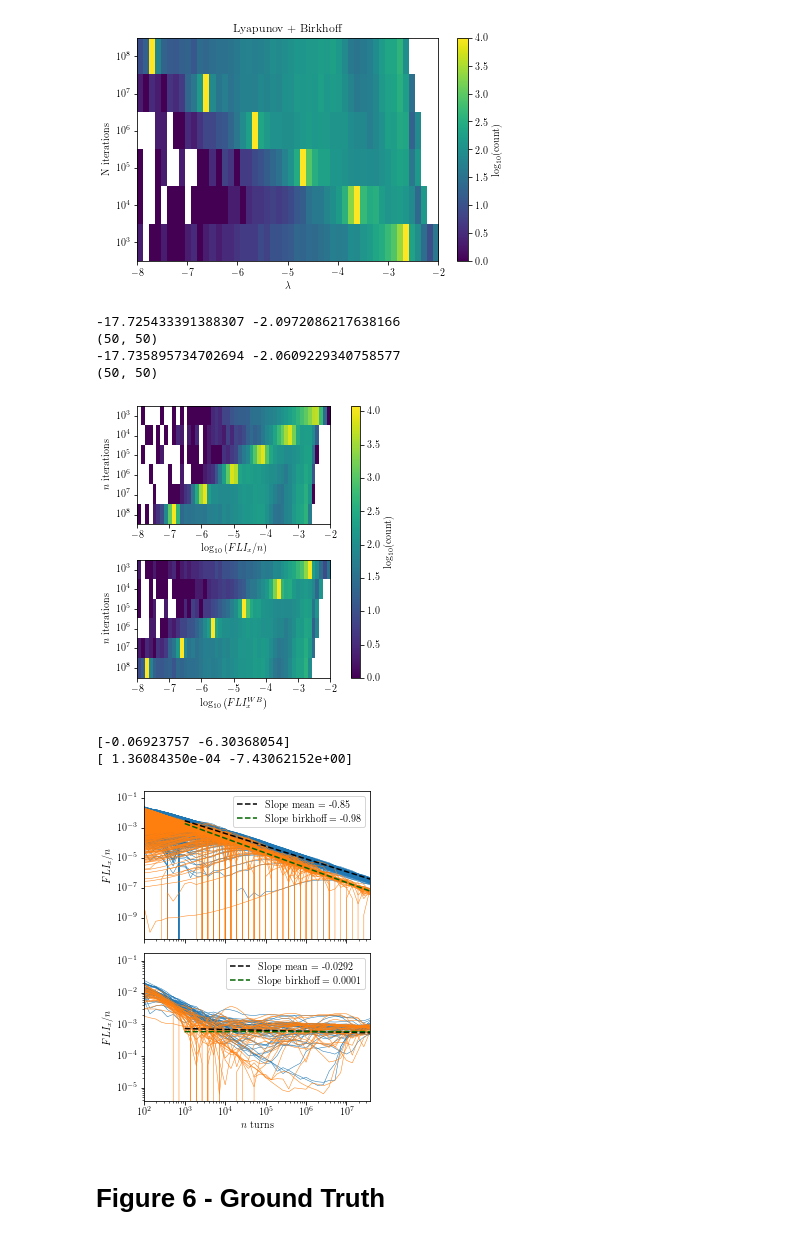
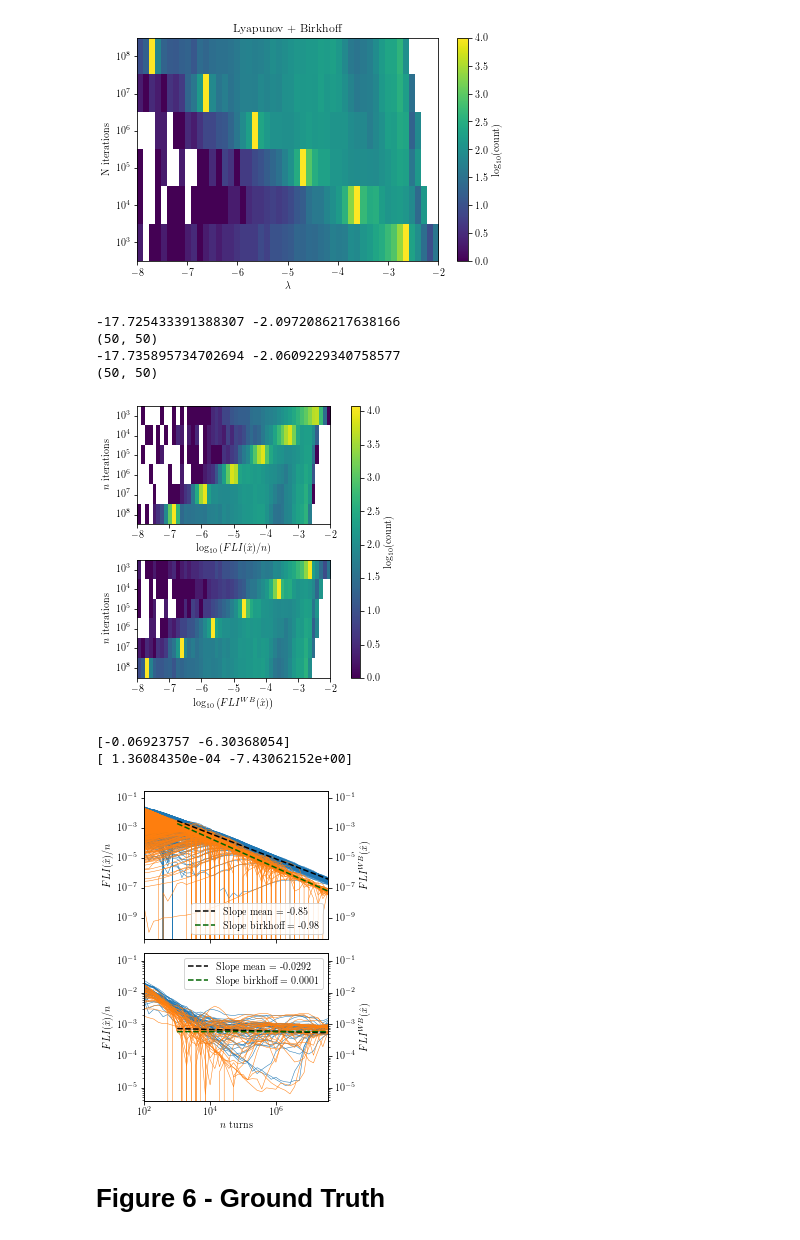
Before and after one commit to carlidel/tangent_map, a Jupyter notebook: 220914_focused_analysis/PLOTS_FOR_PAPER.ipynb, the cells around one changed output. Saved outputs shown, nothing was run; the diff lists cells and outputs as text; code cells hidden in the pictures.

```diff
--- a/220914_focused_analysis/PLOTS_FOR_PAPER.ipynb
+++ b/220914_focused_analysis/PLOTS_FOR_PAPER.ipynb
@@ -1150,8 +1150,8 @@ tmp_data = tmp_data[14::7]
 axs[1].imshow(tmp_data, cmap='viridis', aspect='auto', extent=[val_min, val_max, -0.5, len(times[14::7])-0.5], vmax=vmax, interpolation='none')
 
 axs[1].set_yticks(np.arange(0, tmp_data.shape[0], 1), [f"$10^{{{int(np.log10(t))}}}$" for t in times[14::7]][::-1])
-axs[0].set_xlabel("$\\log_{{10}}\\left(FLI_x/n\\right)$")
-axs[1].set_xlabel("$\\log_{{10}}\\left(FLI_x^{{WB}}\\right)$")
+axs[0].set_xlabel("$\\log_{{10}}\\left(FLI(\\hat{{x}})/n\\right)$")
+axs[1].set_xlabel("$\\log_{{10}}\\left(FLI^{{WB}}(\\hat{{x}})\\right)$")
 
 plt.colorbar(map, cax=axs[2], label="$\log_{10}(\mathrm{count})$")
 # axs[1].set_title("Weighted Birkhoff averaging")
@@ -1166,7 +1166,7 @@ plt.savefig(os.path.join(FIGDIR, f"lyapunov_birkhoff_map.{FORMAT}"), bbox_inches
 (50, 50)
 -17.735895734702694 -2.0609229340758577
 (50, 50)
-[figure, old version]
+[figure, new version]
 # %%
 mask = np.logical_and(f['37275937']['lyapunov_b_x'][:] > 1e-8, f['37275937']['lyapunov_b_x'][:] < 1e-7)
 time = []
@@ -1244,36 +1244,52 @@ fit_2 = np.polyfit(np.log(time[14:][mask]), (tmp_data[mask]), 1)
 print(fit)
 fit[0] += 0.04
 fit[1] -= 0.7
 print(fit_2)
 fit_fn_2 = np.poly1d(fit_2)
 
 axs[1].plot(time, data_1, linewidth=0.5, c='C0')
 axs[1].plot(time, data_2, linewidth=0.5, c='C1')
 axs[1].plot(time[14:], np.exp(fit_fn(np.log(time[14:]))), "--", label='Slope mean = {:.4f}'.format(fit[0]), c="black")
 axs[1].plot(time[14:], np.exp(fit_fn_2(np.log(time[14:]))), "--", label='Slope birkhoff = {:.4f}'.format(fit_2[0]), c="darkgreen")
 
 axs[0].set_xscale("log")
 axs[0].set_yscale("log")
 axs[0].set_xlim(left=1e2, right=37275937)
 
 axs[1].set_xscale("log")
 axs[1].set_yscale("log")
 axs[1].set_xlim(left=1e2, right=37275937)
 
 axs[0].legend()
 axs[1].legend()
 axs[1].set_xlabel("$n$ turns")
-axs[0].set_ylabel("$FLI_x/n$")
-axs[1].set_ylabel("$FLI_x/n$")
+axs[0].set_ylabel("$FLI(\\hat{x})/n$")
+axs[1].set_ylabel("$FLI(\\hat{x})/n$")
 # plt.title(f"Lyapunov exponent for stable particles")
+
+axs_bis = axs[0].twinx()
+# clone ylimits
+axs_bis.set_ylim(axs[0].get_ylim())
+# clone yscale
+axs_bis.set_yscale(axs[0].get_yscale())
+# clone ylabels
+axs_bis.set_ylabel("$FLI^{WB}(\\hat{x})$")
+
+axs_ter = axs[1].twinx()
+# clone ylimits
+axs_ter.set_ylim(axs[1].get_ylim())
+# clone yscale
+axs_ter.set_yscale(axs[1].get_yscale())
+# clone ylabels
+axs_ter.set_ylabel("$FLI^{WB}(\\hat{x})$")
 
 plt.tight_layout()
 
 plt.savefig(os.path.join(FIGDIR, f"lyap_birkhoff.{FORMAT}"), dpi=300)
 # %% [output]
 [-0.06923757 -6.30368054]
 [ 1.36084350e-04 -7.43062152e+00]
-[figure, old version]
+[figure, new version]
 # %% [markdown]
 # Figure 6 - Ground Truth
 # %%
```
Also changed, not shown: parts of 14 cells of this notebook, 4 other files.
